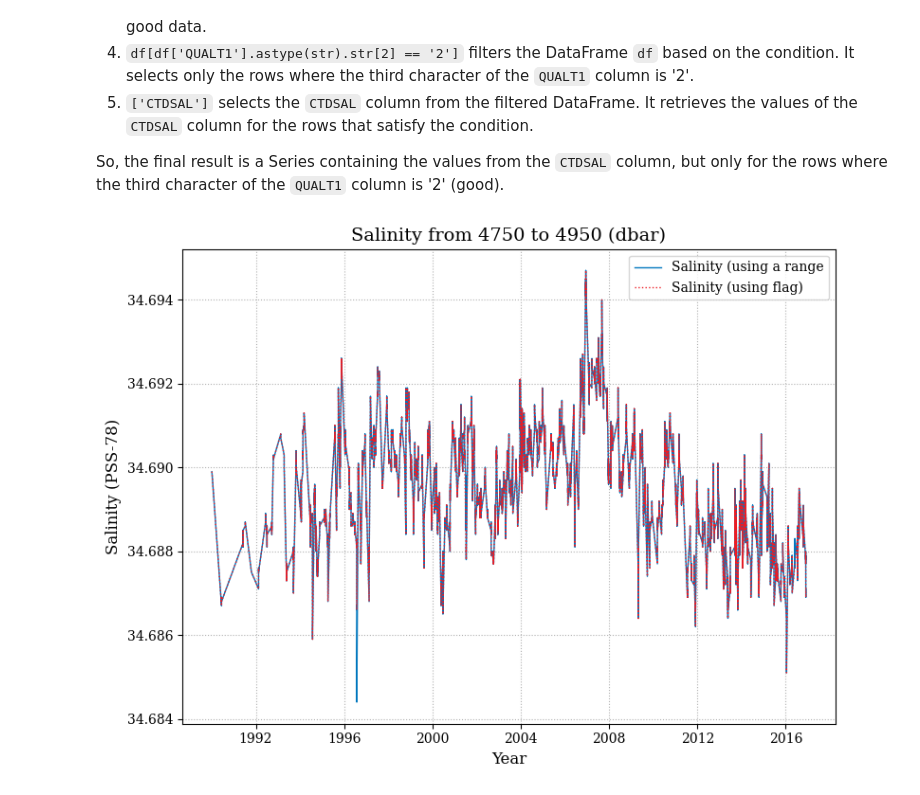
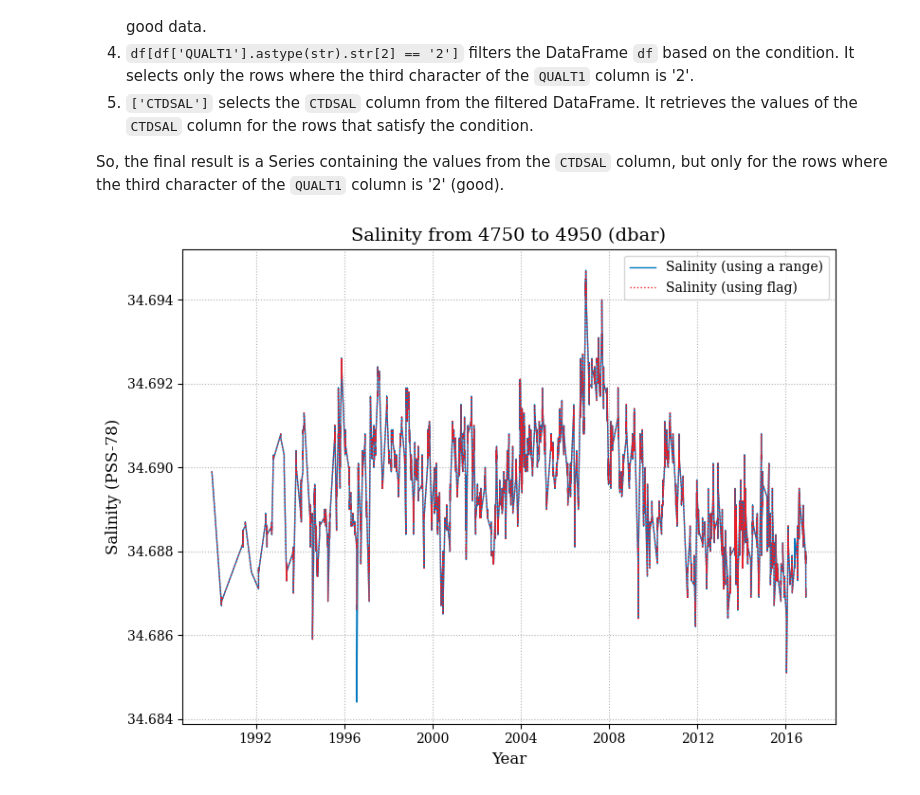
Before and after one commit to fcarvalhopacheco/datacamp-python, a Jupyter notebook: 02.intermediate_python/02.dictionaries.ipynb, the cells around one changed output. Saved outputs shown, nothing was run; the diff lists cells and outputs as text; code cells hidden in the pictures.

Commit message:
salinity examples 2

```diff
--- a/02.intermediate_python/02.dictionaries.ipynb
+++ b/02.intermediate_python/02.dictionaries.ipynb
@@ -428,33 +433,35 @@ So, the final result is a Series containing the values from the `CTDSAL` column,
 # %%
 # Filter data using boolean condition
 pressure_bottom1 = df[(df['CTDPRS'] <= -4750) & (df['CTDPRS'] >= -4950) &
                       (df['CTDSAL'] >= 34.66) & (df['CTDSAL'] <= 36)]    # FILTER USING boolean
 
-# Filter using 'QUALT1'
+# Filter using 'QUALT1' column
 pressure_bottom2 = df[(df['CTDPRS'] <= -4750) &
                       (df['CTDPRS'] >= -4950) &
                       (df['QUALT1'].astype(str).str[2] == '2')]   # FILTER USING FLAGS from ['QUALT1'] column
+                                                                  # str[2] = 3rd character = salinity data
+                                                                  # '2'    = good data only!
 
 # Create a single plot
 fig, ax = plt.subplots(figsize=(8, 6))
 
 # Plot CTDSAL using the first method
-ax.plot(pressure_bottom1['CTDSAL'], color='#0077be', linestyle='-', linewidth=1, label='Salinity (using a range')
+ax.plot(pressure_bottom1['CTDSAL'], color='#0077be', linestyle='-', linewidth=1, label='Salinity (using a range)')
 
 # Plot CTDSAL using flags
 ax.plot(pressure_bottom2['CTDSAL'], color='#ed1c24' ,linestyle=':', linewidth=1,label='Salinity (using flag)')
 
 ax.set_xlabel('Year', fontsize=12)
 ax.set_ylabel('Salinity (PSS-78)', fontsize=12)
 ax.set_title('Salinity from 4750 to 4950 (dbar)', fontsize=14)
 ax.grid(True, linestyle='dotted')
 
 ax.legend(loc='upper right', fontsize=10)
 
 # Adjust the layout
 plt.tight_layout()
 
 # Display the plot
 plt.show()
 # %% [output]
-[figure, old version]
+[figure, new version]
```
Also changed, not shown: parts of 5 cells of this notebook.
